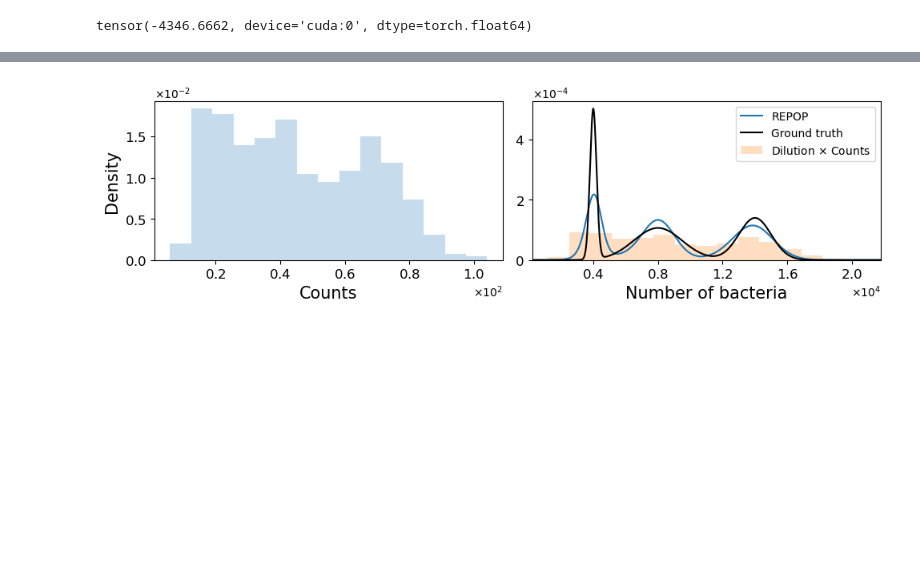
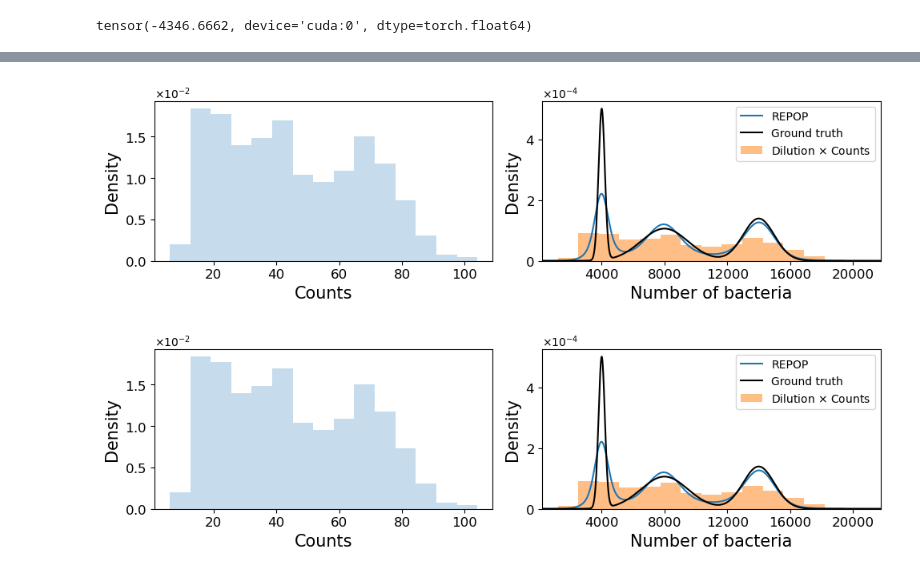
Before and after one commit to PessoaP/REPOP, a Jupyter notebook: Tutorial.ipynb, the cells around one changed output, grey strips where cells are left out. Saved outputs shown, nothing was run; the diff lists cells and outputs as text; code cells hidden in the pictures; blank space fills up the shorter version.

```diff
--- a/Tutorial.ipynb
+++ b/Tutorial.ipynb
@@ -4,10 +4,10 @@ from repop import dataset,params2theta,theta2params
 import pandas as pd
 from matplotlib import pyplot as plt
 # %%
-def load_dataset(filename,Nmax=10**10,remove_zeros=True,cutoff=50):
+def load_dataset(filename,Nmax=10**10,remove_zeros=True,threshold=300):
     df=pd.read_csv(filename)[:Nmax]
     cts,dils = df['Counts'].to_numpy(),df['Dilution'].to_numpy().astype(float)
     if remove_zeros:
         cts,dils = cts[cts!=0],dils[cts!=0]
-    return dataset(cts,dils,cutoff)
+    return dataset(cts,dils,threshold)
 # %%
@@ -26,7 +33,7 @@ data.make_plot('graphs/synth/unimodal.png',th_gt)
 del data.lpkdil_n
 del data
 # %%
-data2 = load_dataset('synth_data/synth_multimodal_harder.csv',Nmax=1000,cutoff=-1)
+data2 = load_dataset('synth_data/synth_multimodal_harder.csv',Nmax=1000,threshold=-1)
 th_gt = params2theta(*torch.tensor(((4000,8000,14000),
                                    (200,1500,1000),
                                    (.25,.4,.35))))
@@ -54,7 +70,8 @@ data2.evaluate()
 # %%
-data2.make_plot('graphs/synth/multimodal_harder.png'.format(th_gt.numpy()),th_gt,bins=15)
+data2.make_plot('graphs/synth/multimodal_harder.png'.format(th_gt.numpy()),th_gt)
 # %% [output]
-[figure, old version]
+[figure, new version]
+[figure, added]
 # %%
 del data2.lpkdil_n
 del data2
```
Also changed, not shown: parts of 4 cells of this notebook, 4 other files.
